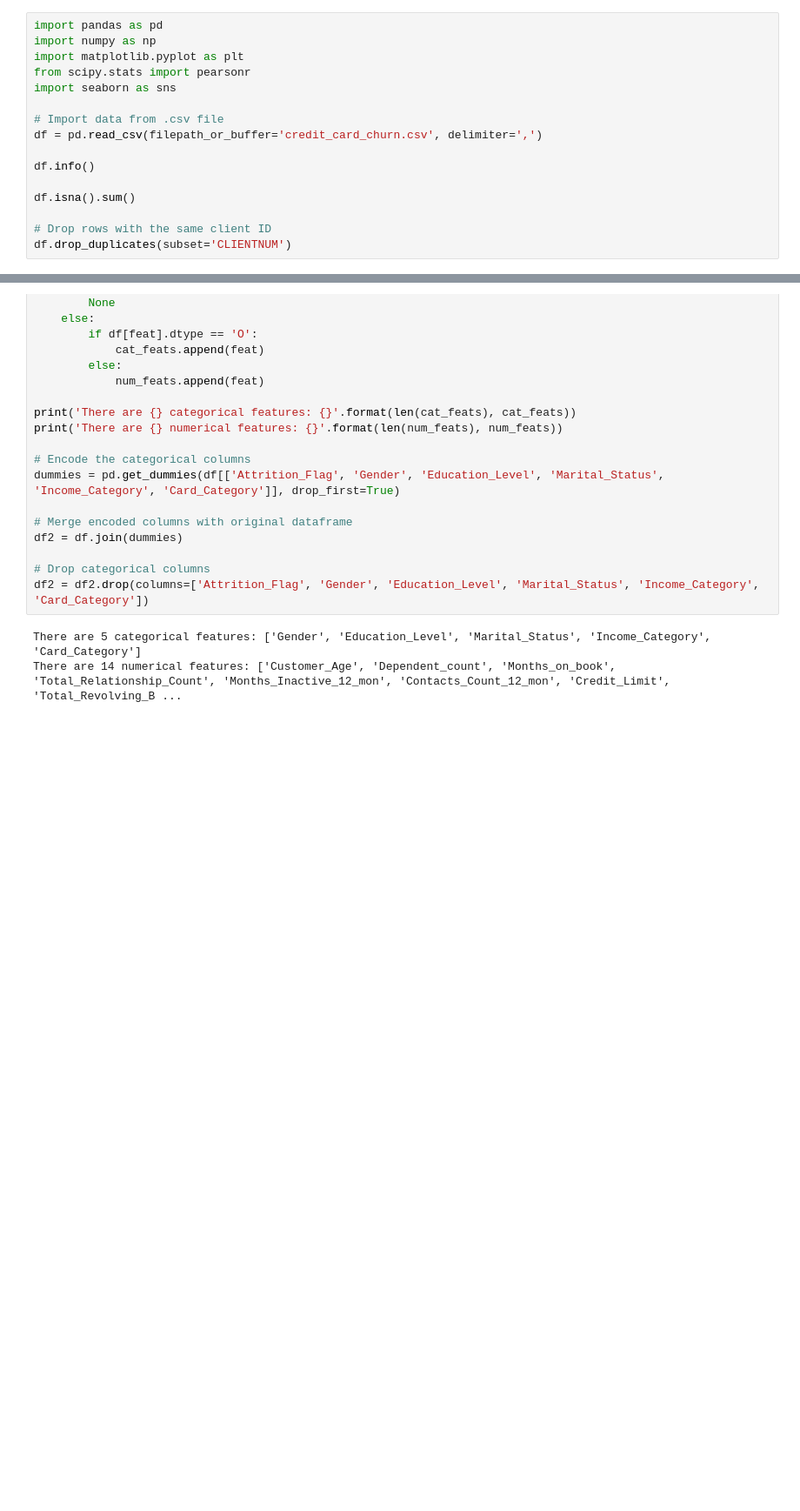
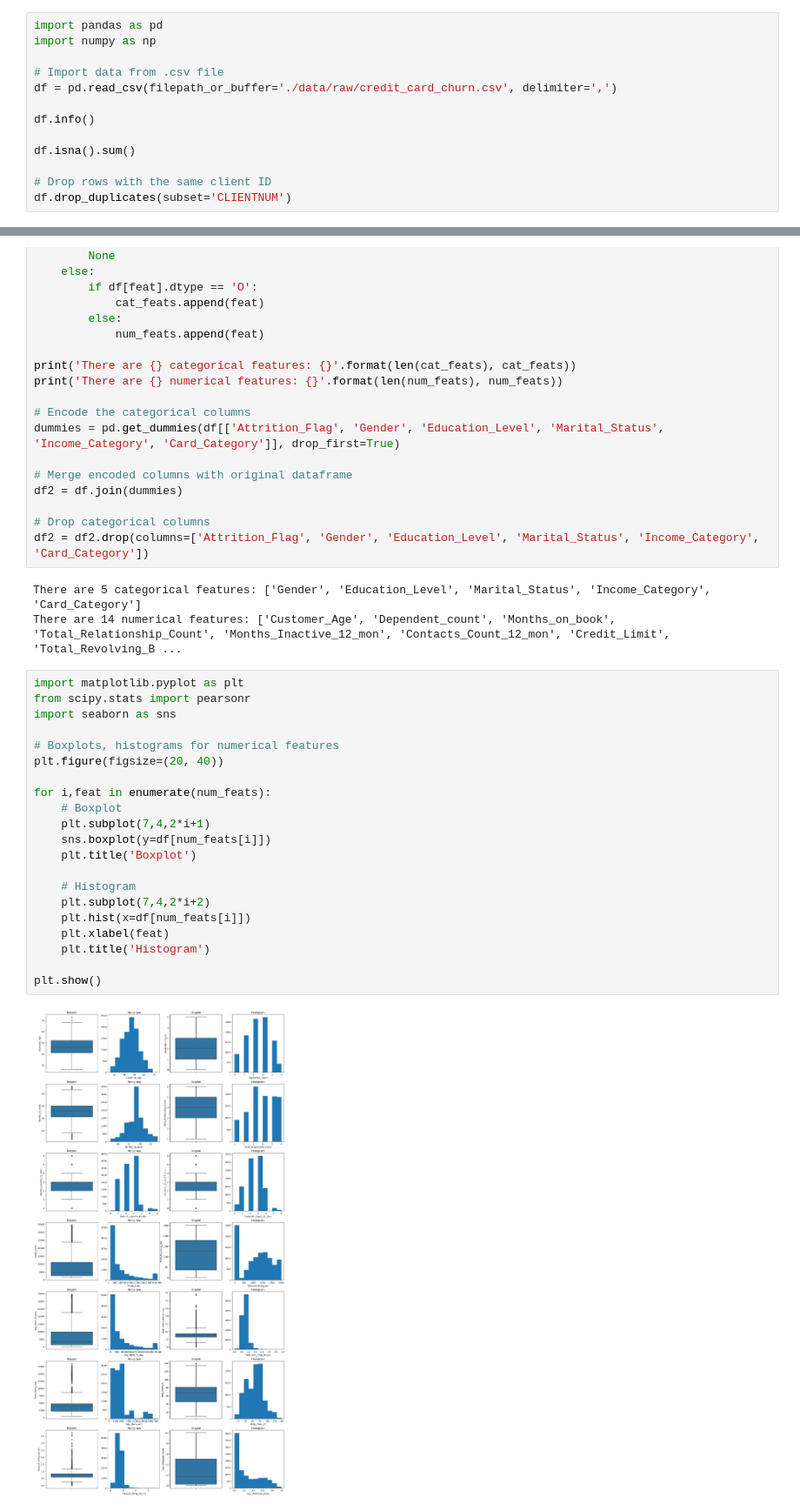
Before and after one commit to andrelopes2001/AA_Project_G6, a Jupyter notebook: code/data/data_analysis.ipynb, the cells around one changed output, grey strips where cells are left out. Shown at 87% size. Cells and saved outputs as stored; diff of their text form; blank space fills up the shorter version.

```diff
--- a/code/data/data_analysis.ipynb
+++ b/code/data/data_analysis.ipynb
@@ -18,12 +17,9 @@ c:\Users\AndreLopes
 # %%
 import pandas as pd
 import numpy as np
-import matplotlib.pyplot as plt
-from scipy.stats import pearsonr
-import seaborn as sns
 
 # Import data from .csv file
-df = pd.read_csv(filepath_or_buffer='credit_card_churn.csv', delimiter=',')
+df = pd.read_csv(filepath_or_buffer='./data/raw/credit_card_churn.csv', delimiter=',')
 
 df.info()
 
@@ -64,3 +91,26 @@ df2 = df2.drop(columns=['Attrition_Flag', 'Gender', 'Education_Level', 'Marital_
 # %% [output]
 There are 5 categorical features: ['Gender', 'Education_Level', 'Marital_Status', 'Income_Category', 'Card_Category']
 There are 14 numerical features: ['Customer_Age', 'Dependent_count', 'Months_on_book', 'Total_Relationship_Count', 'Months_Inactive_12_mon', 'Contacts_Count_12_mon', 'Credit_Limit', 'Total_Revolving_B ...
+# %%
+import matplotlib.pyplot as plt
+from scipy.stats import pearsonr
+import seaborn as sns
+
+# Boxplots, histograms for numerical features
+plt.figure(figsize=(20, 40))
+
+for i,feat in enumerate(num_feats):
+    # Boxplot
+    plt.subplot(7,4,2*i+1)
+    sns.boxplot(y=df[num_feats[i]])
+    plt.title('Boxplot')
+
+    # Histogram
+    plt.subplot(7,4,2*i+2)
+    plt.hist(x=df[num_feats[i]])
+    plt.xlabel(feat)
+    plt.title('Histogram')
+
+plt.show()
+# %% [output]
+[figure, added]
```
Also changed, not shown: parts of 5 cells of this notebook.
